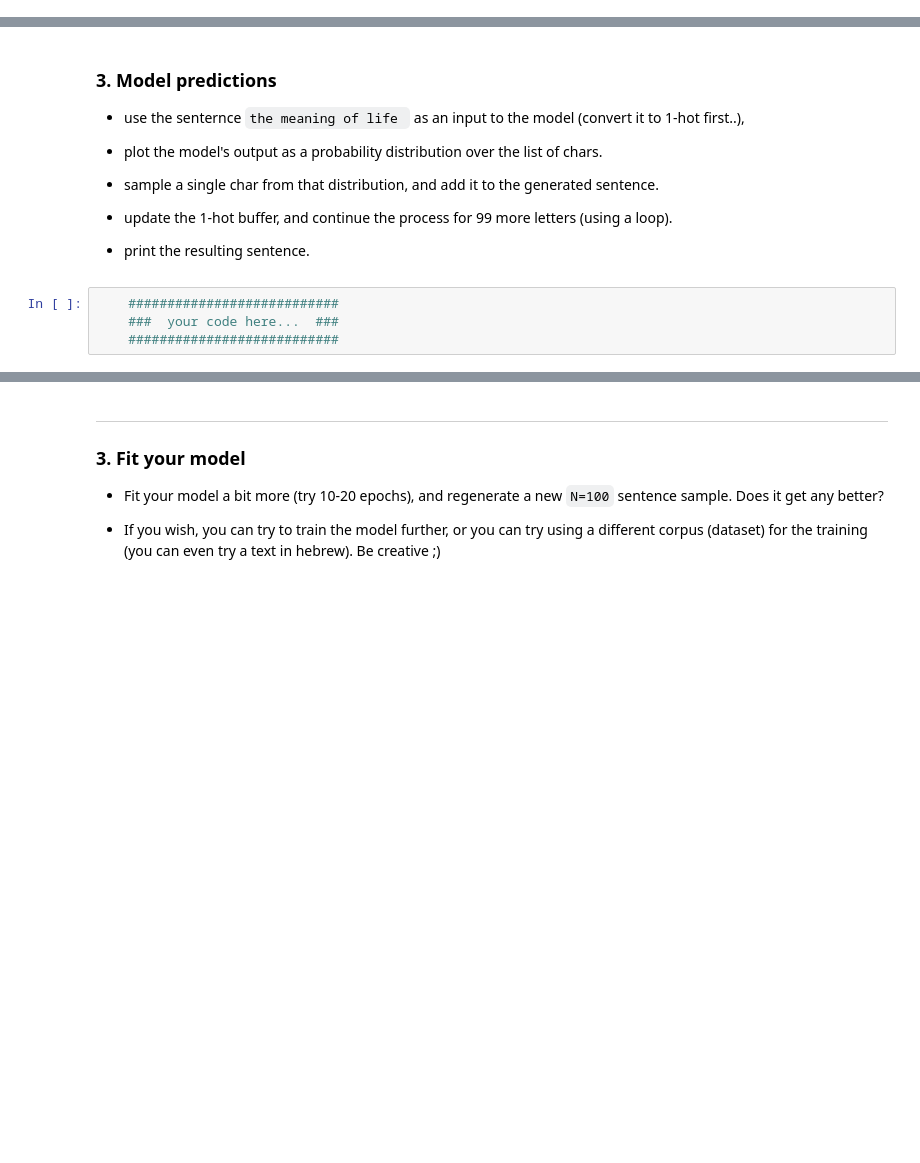
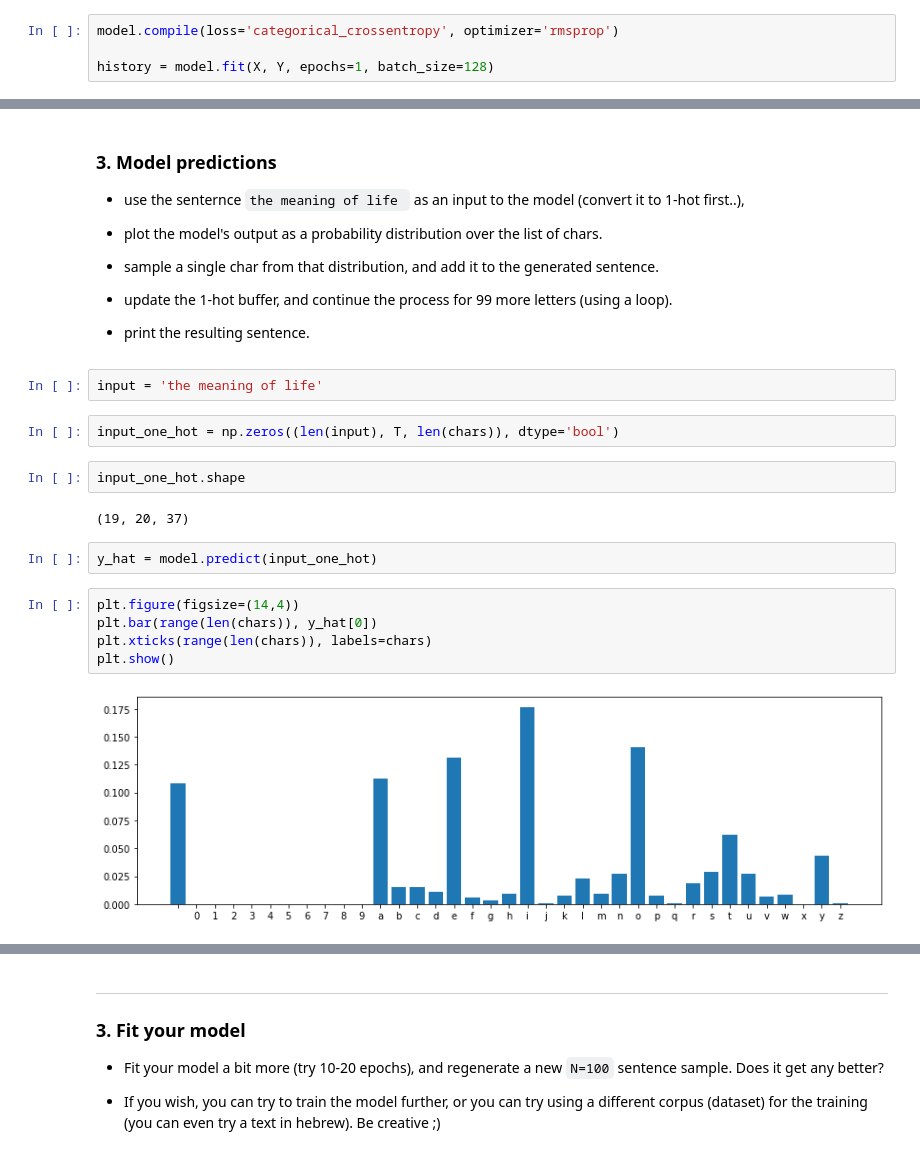
Before and after one commit to sergienko4/deep-learing, a Jupyter notebook: ex10.ipynb, the cells around one changed output, grey strips where cells are left out. Cells and saved outputs as stored; diff of their text form; blank space fills up the shorter version.

Commit message:
fit model

```diff
--- a/ex10.ipynb
+++ b/ex10.ipynb
@@ -107,0 +123,4 @@ Y.shape = (#examples, output-dim) = (639239, 56)
+# %%
+model.compile(loss='categorical_crossentropy', optimizer='rmsprop')
+
+history = model.fit(X, Y, epochs=1, batch_size=128)
@@ -118,7 +139,20 @@ Y.shape = (#examples, output-dim) = (639239, 56)
 - update the 1-hot buffer, and continue the process for 99 more letters (using a loop).
 
 - print the resulting sentence.
-# %%
-    ###########################
-    ###  your code here...  ###
-    ###########################
+# %%
+input = 'the meaning of life'
+# %%
+input_one_hot = np.zeros((len(input), T, len(chars)), dtype='bool')
+# %%
+input_one_hot.shape
+# %% [output]
+(19, 20, 37)
+# %%
+y_hat = model.predict(input_one_hot)
+# %%
+plt.figure(figsize=(14,4))
+plt.bar(range(len(chars)), y_hat[0])
+plt.xticks(range(len(chars)), labels=chars)
+plt.show()
+# %% [output]
+[figure, added]
```
Also changed, not shown: parts of 22 cells of this notebook.
